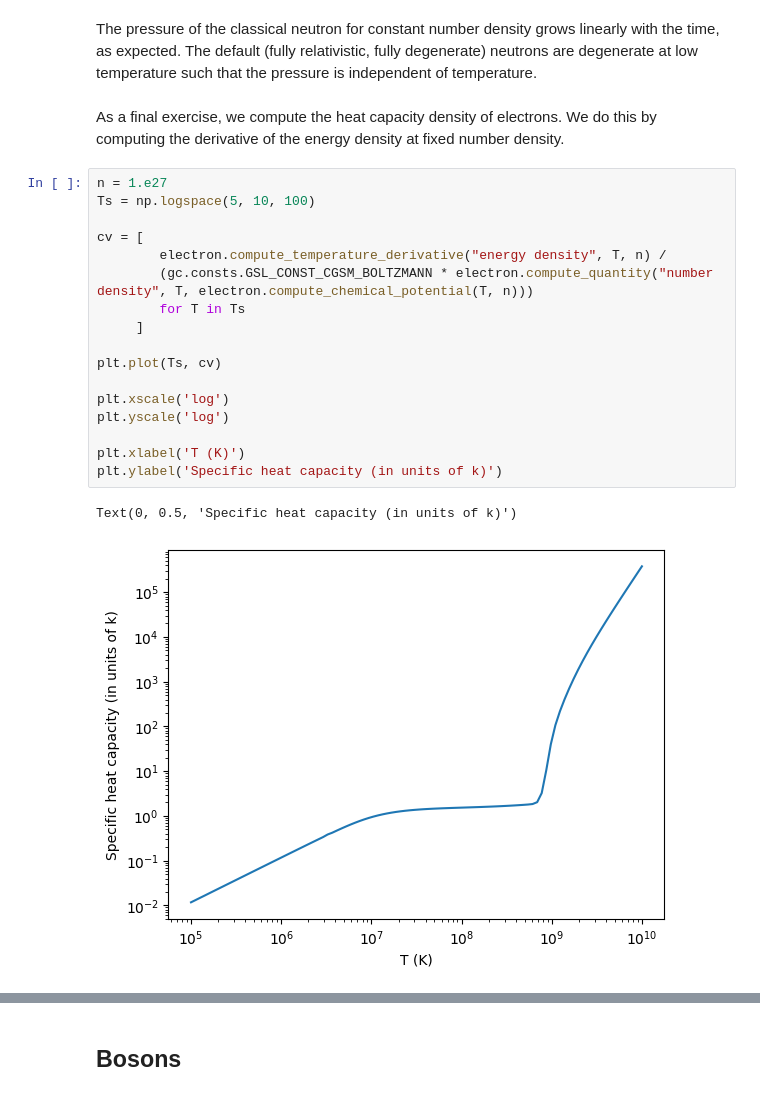
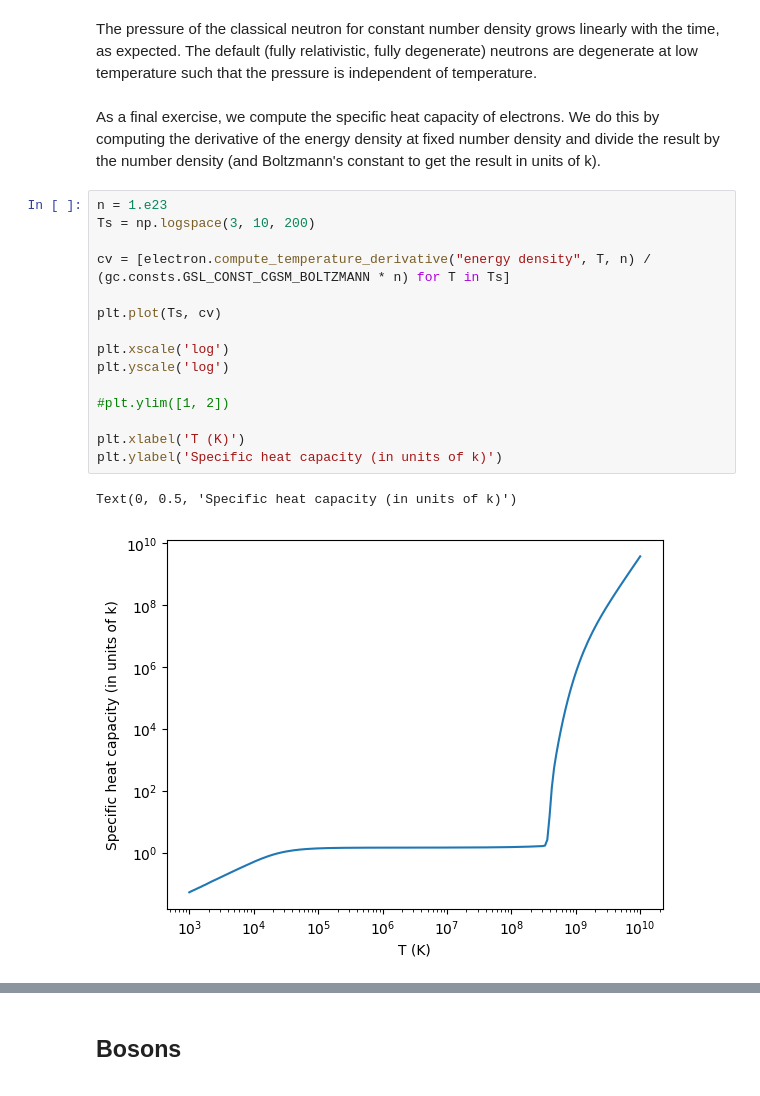
Before and after one commit to mbradle/wnstatmech, a Jupyter notebook: tutorial/wnstatmech_tutorial.ipynb, the cells around one changed output, grey strips where cells are left out. Drawn from its saved outputs; the diff is of its cells as text.

```diff
--- a/tutorial/wnstatmech_tutorial.ipynb
+++ b/tutorial/wnstatmech_tutorial.ipynb
@@ -196,24 +196,22 @@ plt.legend()
 # %% [markdown]
 The pressure of the classical neutron for constant number density grows linearly with the time, as expected.  The default (fully relativistic, fully degenerate) neutrons are degenerate at low temperature such that the pressure is independent of temperature.
 # %% [markdown]
-As a final exercise, we compute the heat capacity density of electrons.  We do this by computing the derivative of the energy density at fixed number density.
+As a final exercise, we compute the specific heat capacity of electrons.  We do this by computing the derivative of the energy density at fixed number density and divide the result by the number density (and Boltzmann's constant to get the result in units of k).
 # %%
-n = 1.e27
-Ts = np.logspace(5, 10, 100)
+n = 1.e23
+Ts = np.logspace(3, 10, 200)
 
-cv = [
-        electron.compute_temperature_derivative("energy density", T, n) /
-        (gc.consts.GSL_CONST_CGSM_BOLTZMANN * electron.compute_quantity("number density", T, electron.compute_chemical_potential(T, n)))
-        for T in Ts
-     ]
+cv = [electron.compute_temperature_derivative("energy density", T, n) / (gc.consts.GSL_CONST_CGSM_BOLTZMANN * n) for T in Ts]
 
 plt.plot(Ts, cv)
 
 plt.xscale('log')
 plt.yscale('log')
 
+#plt.ylim([1, 2])
+
 plt.xlabel('T (K)')
 plt.ylabel('Specific heat capacity (in units of k)')
 # %% [output]
 Text(0, 0.5, 'Specific heat capacity (in units of k)')
-[figure, old version]
+[figure, new version]
```
Also changed, not shown: parts of 2 cells of this notebook, 1 other file.
